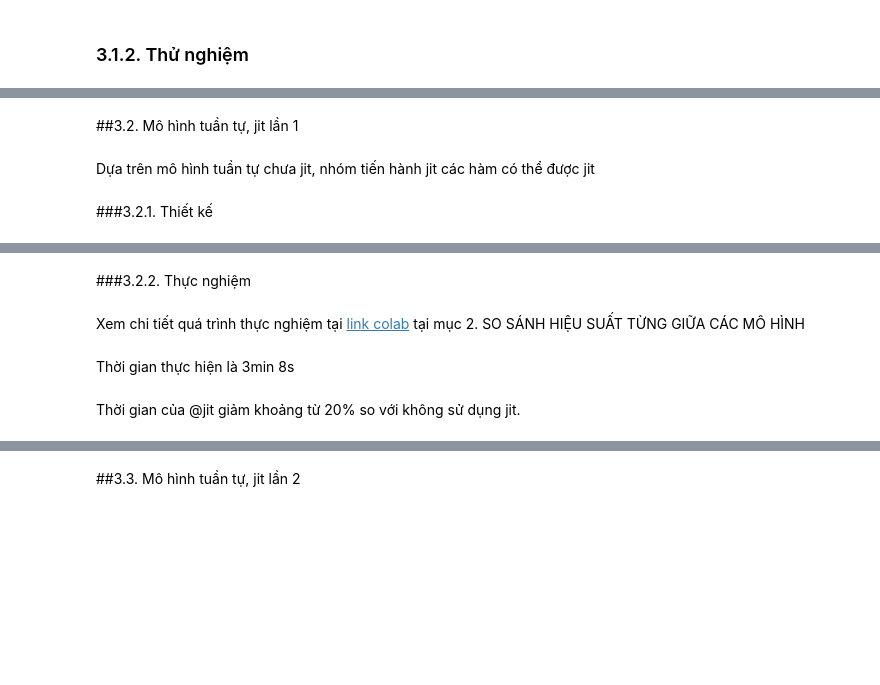
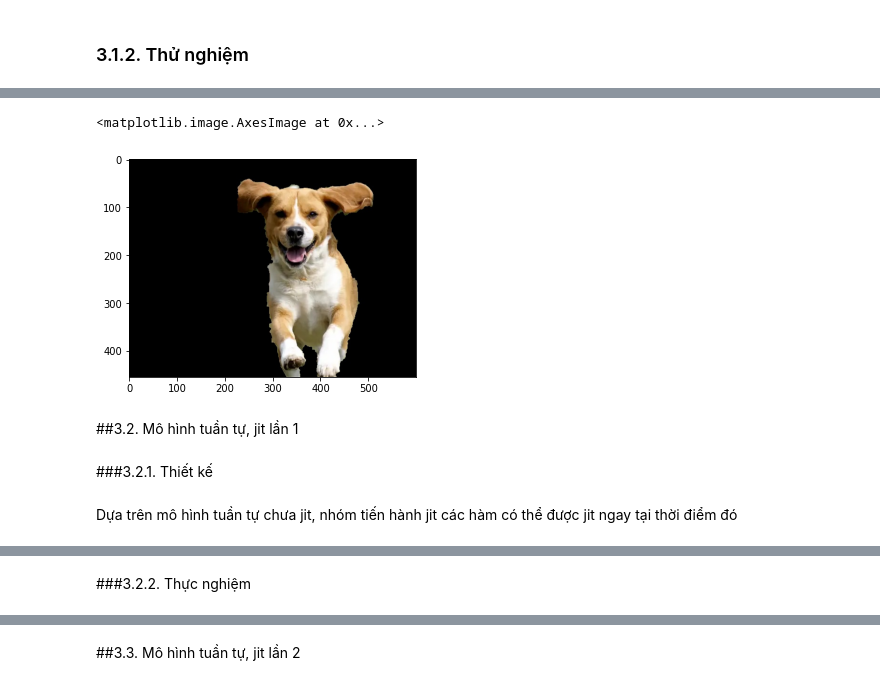
Before and after one commit to kimdinhloc/Applied_Parallel_Programming_HK2_2021_2022, a Jupyter notebook: Report.ipynb, the cells around one changed output, grey strips where cells are left out. Drawn from its saved outputs; the diff is of its cells as text; code cells hidden in the pictures; blank space fills up the shorter version.

```diff
--- a/Report.ipynb
+++ b/Report.ipynb
@@ -90,18 +205,19 @@ Thời gian thực hiện là 3min 49s
+# %%
+#@title Show output
+image=cv2.imread("/content/Dog.JPG_output.jpg")
+plt.imshow(cv2.cvtColor(image,cv2.COLOR_BGR2RGB))
+# %% [output]
+<matplotlib.image.AxesImage at 0x...>
+[figure, added]
 # %% [markdown]
 ##3.2. Mô hình tuần tự, jit lần 1
-# %% [markdown]
-Dựa trên mô hình tuần tự chưa jit, nhóm tiến hành jit các hàm có thể được jit
 # %% [markdown]
 ###3.2.1. Thiết kế
+# %% [markdown]
+Dựa trên mô hình tuần tự chưa jit, nhóm tiến hành jit các hàm có thể được jit ngay tại thời điểm đó
 # %% [markdown]
 <img src="https://raw.githubusercontent.com/kimdinhloc/Applied_Parallel_Programming_HK2_2021_2022/main/Illustrated%20image/Model/jit_v1.JPG"
      width="1152"
      height="360" />
 # %% [markdown]
 ###3.2.2. Thực nghiệm
-# %% [markdown]
-Xem chi tiết quá trình thực nghiệm tại [link colab](https://colab.research.google.com/drive/1Uf6rruTo7wDgZ8h47HaaxB5ip1xA8_IR?usp=sharing) tại mục 2. SO SÁNH HIỆU SUẤT TỪNG GIỮA CÁC MÔ HÌNH
-# %% [markdown]
-Thời gian thực hiện là 3min 8s
-# %% [markdown]
-Thời gian của @jit giảm khoảng từ 20% so với không sử dụng jit.
```
Also changed, not shown: parts of 92 cells of this notebook, 30 other files.
